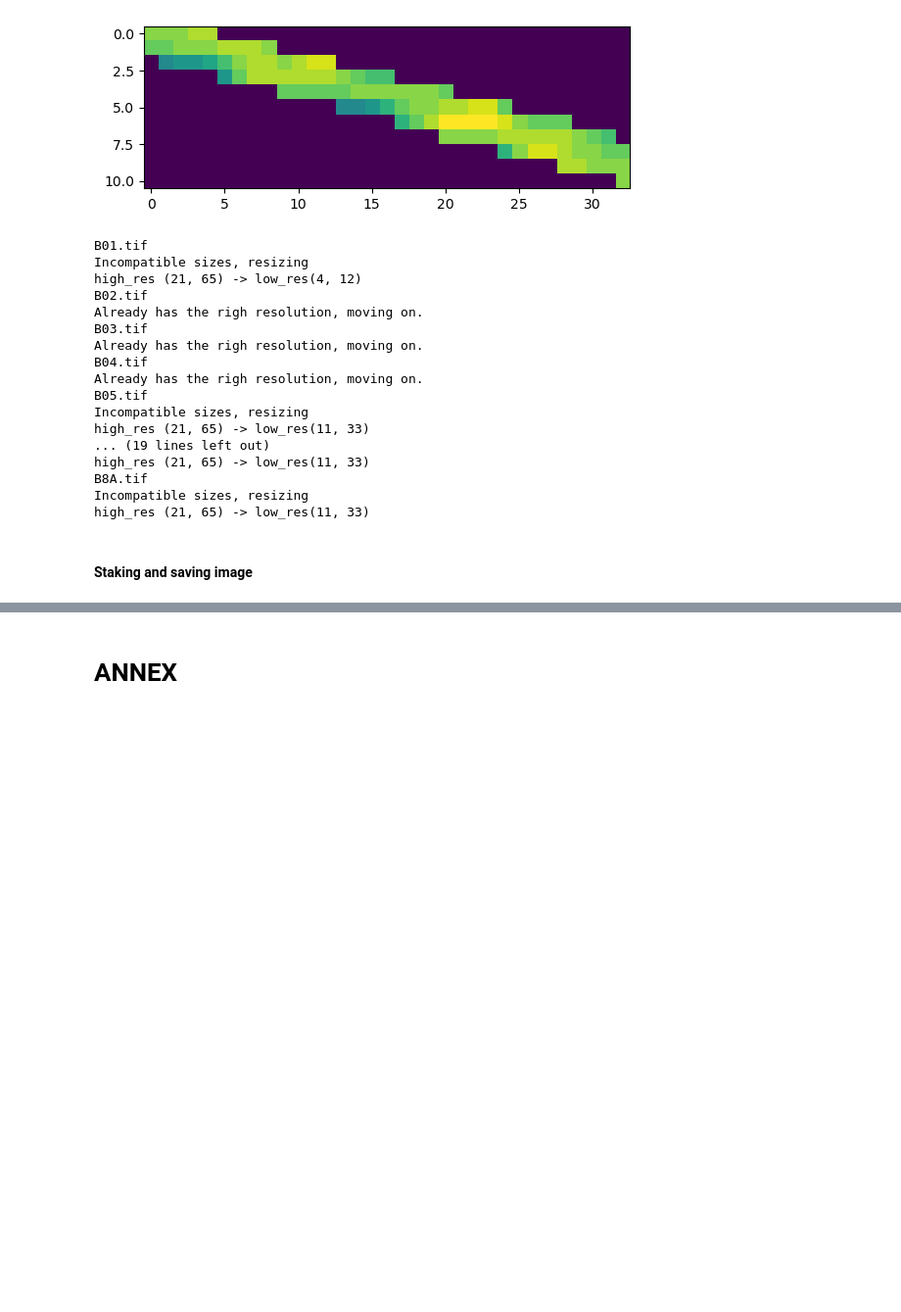
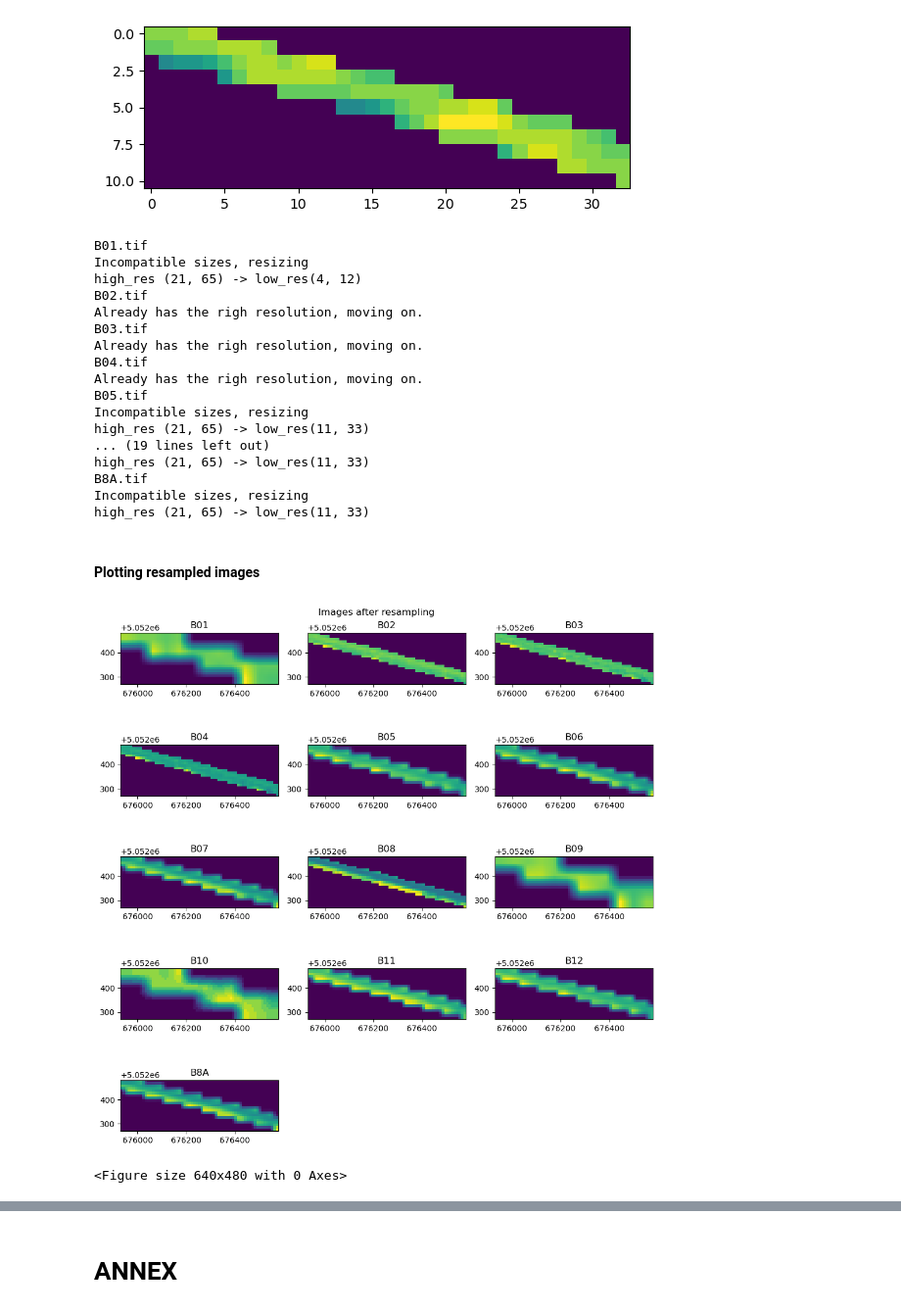
Before and after one commit to Dunckleosteus/MFE, a Jupyter notebook: request.ipynb, the cells around one changed output, grey strips where cells are left out. Shown: that part at 98% size. Cells and saved outputs as stored; diff of their text form; code cells hidden in the pictures; blank space fills up the shorter version.

```diff
--- a/request.ipynb
+++ b/request.ipynb
@@ -451,6 +452,7 @@ for num, (key, value) in enumerate(clipped_dict.items()):
         if data.shape == reference_res:
             print("Already has the righ resolution, moving on.")
             save_raster_to_file(os.path.join(resampled_raster_location, resampled_raster_name), data, dataset.transform)
+            save_raster_to_file(os.path.join(cleaned_raster_location, resampled_raster_name), data, dataset.transform)
         else:
             print("Incompatible sizes, resizing")
             resampled_data, trans = resample2(clipped_dict.get(key), reference_res, reference_geom)
@@ -477,4 +479,44 @@ B8A.tif
 Incompatible sizes, resizing
 high_res (21, 65) -> low_res(11, 33)
 # %% [markdown]
-#### Staking and saving image
+#### Plotting resampled images
+# %%
+import matplotlib.pyplot as plt
+import rasterio as rio
+
+folder_name = ((glob.glob("sisi/*")[0]).split("/")[1]).split(".")[0]
+resampled_raster_location = os.path.join("resampled", folder_name, "*.tif")
+to_plot = glob.glob(resampled_raster_location)
+
+num_images = len(to_plot)
+num_columns = 3
+num_rows = -(-num_images // num_columns)  # Ceiling division to ensure all images are accommodated
+
+# Create subplots with specified number of rows and columns
+vertical_padding = 2
+fig, axs = plt.subplots(num_rows, num_columns, figsize=(10, vertical_padding*num_rows))
+
+# Flatten the axs array if it's not already flat
+if not isinstance(axs, (list, np.ndarray)):
+    axs = [axs]
+
+# Plot each image
+for num, path in enumerate(to_plot):
+    src = rio.open(path)
+    extent = [src.bounds[0], src.bounds[2], src.bounds[1], src.bounds[3]]
+    row_index = num // num_columns
+    col_index = num % num_columns
+    axs[row_index, col_index].imshow(src.read(1), extent=extent)
+    axs[row_index, col_index].set_title(path.split("/")[-1].replace('.tif', '')) # Optionally set title to image key
+
+for i in range(num_images, num_rows*num_columns):
+    fig.delaxes(axs.flatten()[i])
+
+# Adjust layout
+fig.tight_layout()
+fig.suptitle("Images after resampling")
+plt.show()
+plt.savefig(os.path.join("plots", "images_after_resampling.png"))
+# %% [output]
+[figure, added]
+<Figure size 640x480 with 0 Axes>
```
Also changed, not shown: parts of 3 cells of this notebook, 2 other files.
